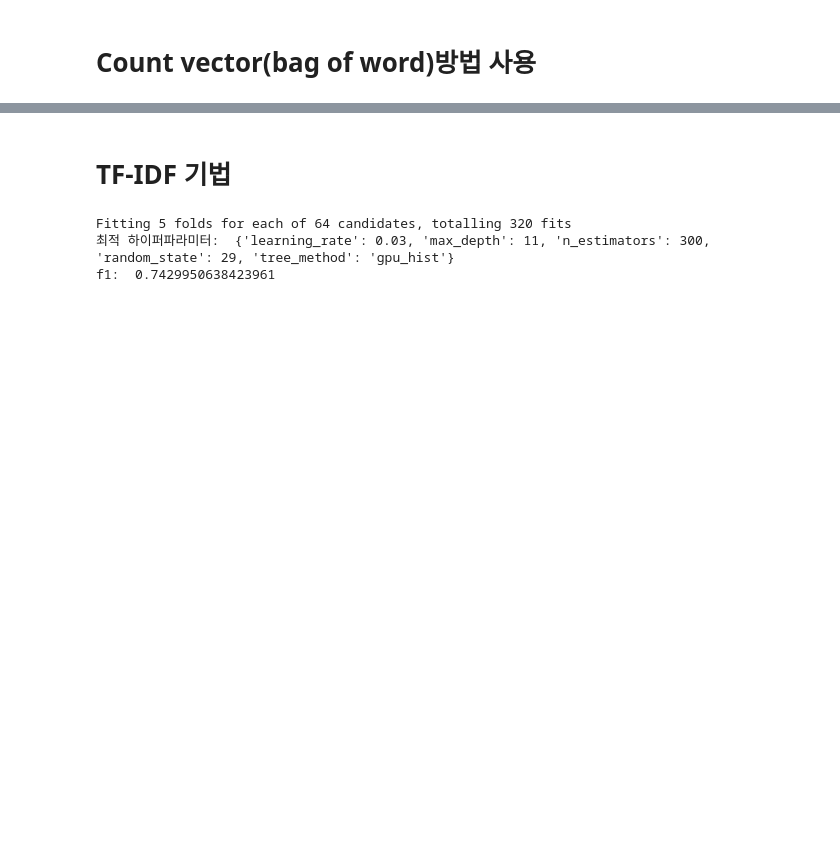
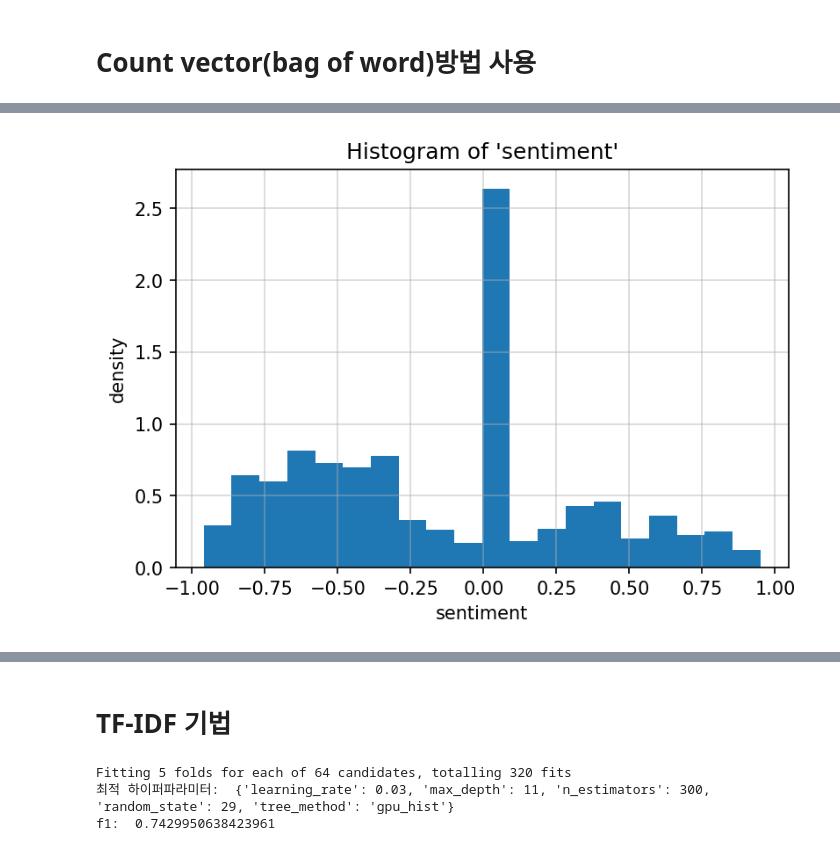
Before and after one commit to GyeongHwan-Jang/bootproject, a Jupyter notebook: project2.ipynb, the cells around one changed output, grey strips where cells are left out. Drawn from its saved outputs; the diff is of its cells as text; code cells hidden in the pictures; blank space fills up the shorter version.

```diff
--- a/project2.ipynb
+++ b/project2.ipynb
@@ -247,0 +356,11 @@ f1:  0.7593605145279272
+# %%
+plt.figure()
+plt.gcf().set_dpi(150)
+plt.title("Histogram of 'sentiment'")
+plt.hist(pd.DataFrame(X_val_e, columns = X_val.columns)[feature], bins = 20, density = True)
+plt.xlabel("sentiment")
+plt.ylabel("density")
+plt.grid(alpha = 0.5)
+plt.show()
+# %% [output]
+[figure, added]
```
Also changed, not shown: parts of 29 cells of this notebook.
